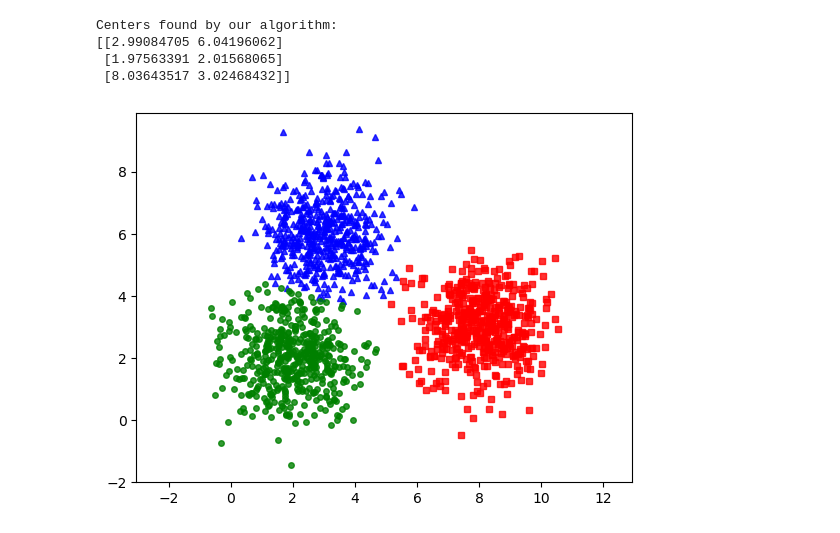
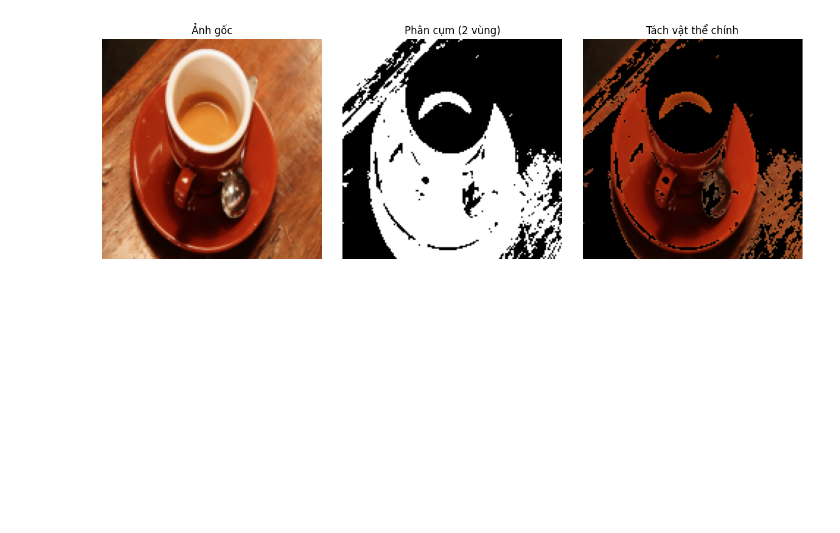
Before and after one commit to CodeWithVu/pythonPrograming, a Jupyter notebook: exercise/w4/kmean.ipynb, the cells around one changed output. Drawn from its saved outputs; the diff is of its cells as text; code cells hidden in the pictures; blank space fills up the shorter version.

```diff
--- a/exercise/w4/kmean.ipynb
+++ b/exercise/w4/kmean.ipynb
@@ -74,12 +1,41 @@ def kmeans(X, K):
-# %%
-(centers, labels, it) = kmeans(X, K)
-print('Centers found by our algorithm:')
-print(centers[-1])
-
-kmeans_display(X, labels[-1])
-# %% [output]
-Centers found by our algorithm:
-[[2.99084705 6.04196062]
- [1.97563391 2.01568065]
- [8.03643517 3.02468432]]
-[figure, removed]
+# %%
+# --- 1️⃣ Import thư viện ---
+from sklearn.cluster import KMeans
+from skimage import data
+from skimage.transform import resize
+import matplotlib.pyplot as plt
+import numpy as np
+
+# --- 2️⃣ Tải ảnh mẫu ---
+# Dùng ảnh có sẵn trong thư viện skimage
+img = data.coffee()  # bạn có thể đổi: data.chelsea() (mèo), data.astronaut()
+img = resize(img, (150, 150))  # resize nhỏ để xử lý nhanh
+
+# --- 3️⃣ Tiền xử lý ---
+pixels = img.reshape(-1, 3)  # chuyển ảnh thành (N,3) -> mỗi pixel là 1 điểm RGB
+
+# --- 4️⃣ Áp dụng K-Means ---
+k = 2  # chia ảnh thành 2 cụm: nền và vật thể
+kmeans = KMeans(n_clusters=k, random_state=42)
+labels = kmeans.fit_predict(pixels)
+segmented_img = labels.reshape(img.shape[:2])  # chuyển nhãn về dạng ảnh
+
+# --- 5️⃣ Hiển thị kết quả ---
+fig, ax = plt.subplots(1, 3, figsize=(12,4))
+ax[0].imshow(img)
+ax[0].set_title("Ảnh gốc")
+
+ax[1].imshow(segmented_img, cmap="gray")
+ax[1].set_title("Phân cụm (2 vùng)")
+
+# Đánh dấu vùng chính (vật thể có nhiều pixel hơn)
+mask = segmented_img == np.argmax(np.bincount(labels))
+object_only = img * mask[..., np.newaxis]
+ax[2].imshow(object_only)
+ax[2].set_title("Tách vật thể chính")
+
+for a in ax: a.axis("off")
+plt.tight_layout()
+plt.show()
+# %% [output]
+[figure, added]
```
Also changed, not shown: parts of 5 cells of this notebook.
